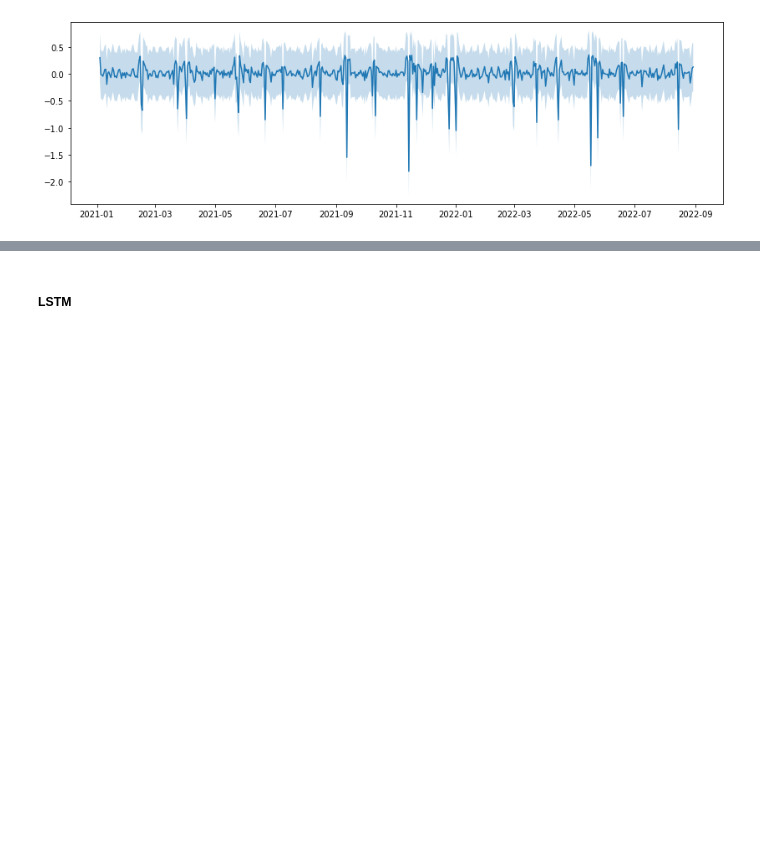
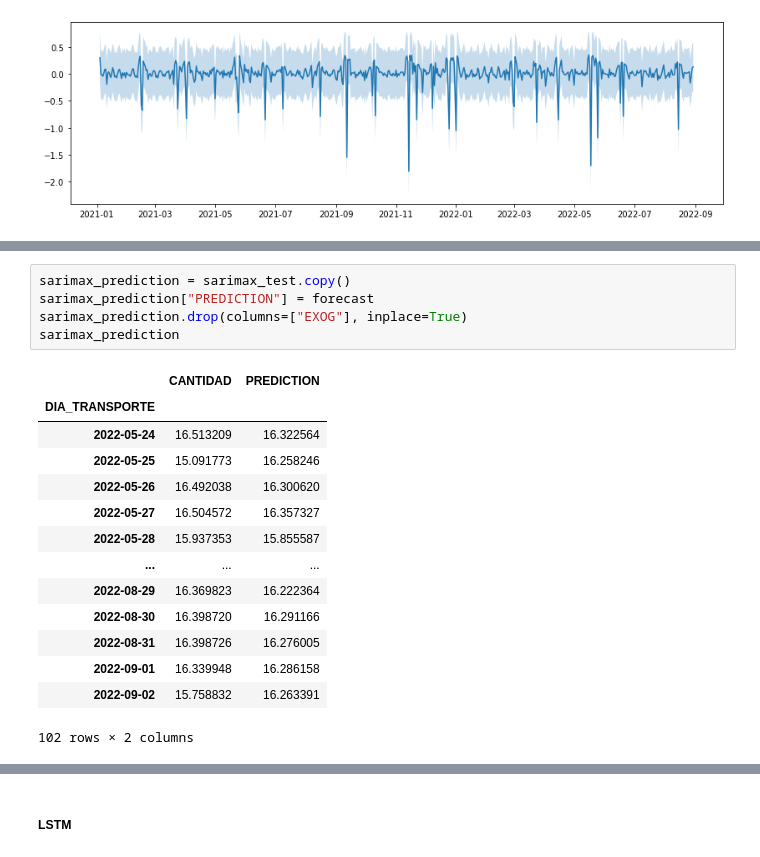
Before and after one commit to lrivela/rivela-st, a Jupyter notebook: tp-integrador/rivela-5co-tp.ipynb, the cells around one changed output, grey strips where cells are left out. Saved outputs shown, nothing was run; the diff lists cells and outputs as text; blank space fills up the shorter version.

```diff
--- a/tp-integrador/rivela-5co-tp.ipynb
+++ b/tp-integrador/rivela-5co-tp.ipynb
@@ -1078,0 +1118,20 @@ plt.fill_between(x=decomp2_resid.index, y1=decomp2_resid - 2*sd, y2=decomp2_resi
+# %%
+sarimax_prediction = sarimax_test.copy()
+sarimax_prediction["PREDICTION"] = forecast
+sarimax_prediction.drop(columns=["EXOG"], inplace=True)
+sarimax_prediction
+# %% [output]
+|  | CANTIDAD | PREDICTION |
+| DIA_TRANSPORTE |  |  |
+| 2022-05-24 | 16.513209 | 16.322564 |
+| 2022-05-25 | 15.091773 | 16.258246 |
+| 2022-05-26 | 16.492038 | 16.300620 |
+| 2022-05-27 | 16.504572 | 16.357327 |
+| 2022-05-28 | 15.937353 | 15.855587 |
+| ... | ... | ... |
+| 2022-08-29 | 16.369823 | 16.222364 |
+| 2022-08-30 | 16.398720 | 16.291166 |
+| 2022-08-31 | 16.398726 | 16.276005 |
+| 2022-09-01 | 16.339948 | 16.286158 |
+| 2022-09-02 | 15.758832 | 16.263391 |
+102 rows × 2 columns
```
Also changed, not shown: parts of 9 cells of this notebook.
